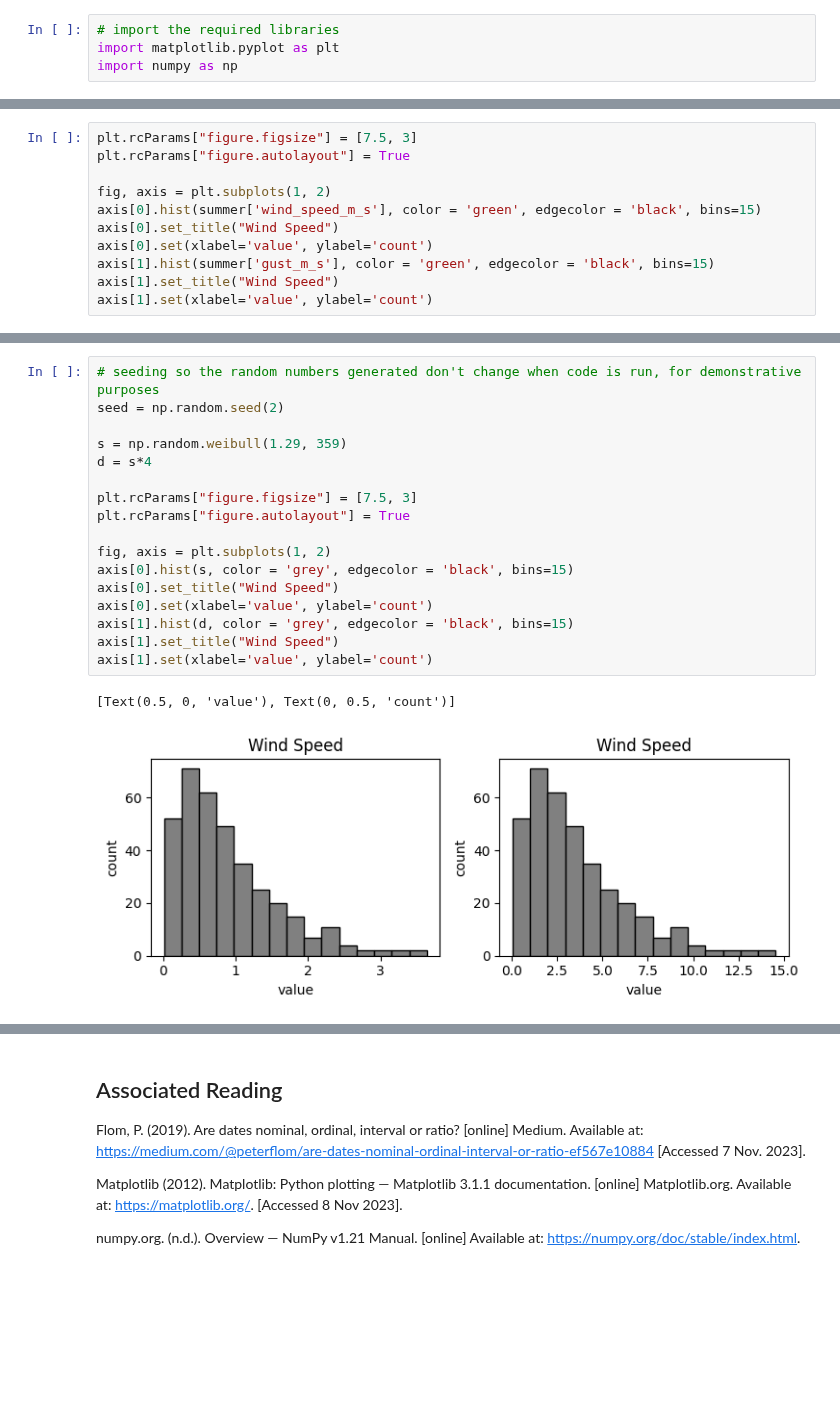
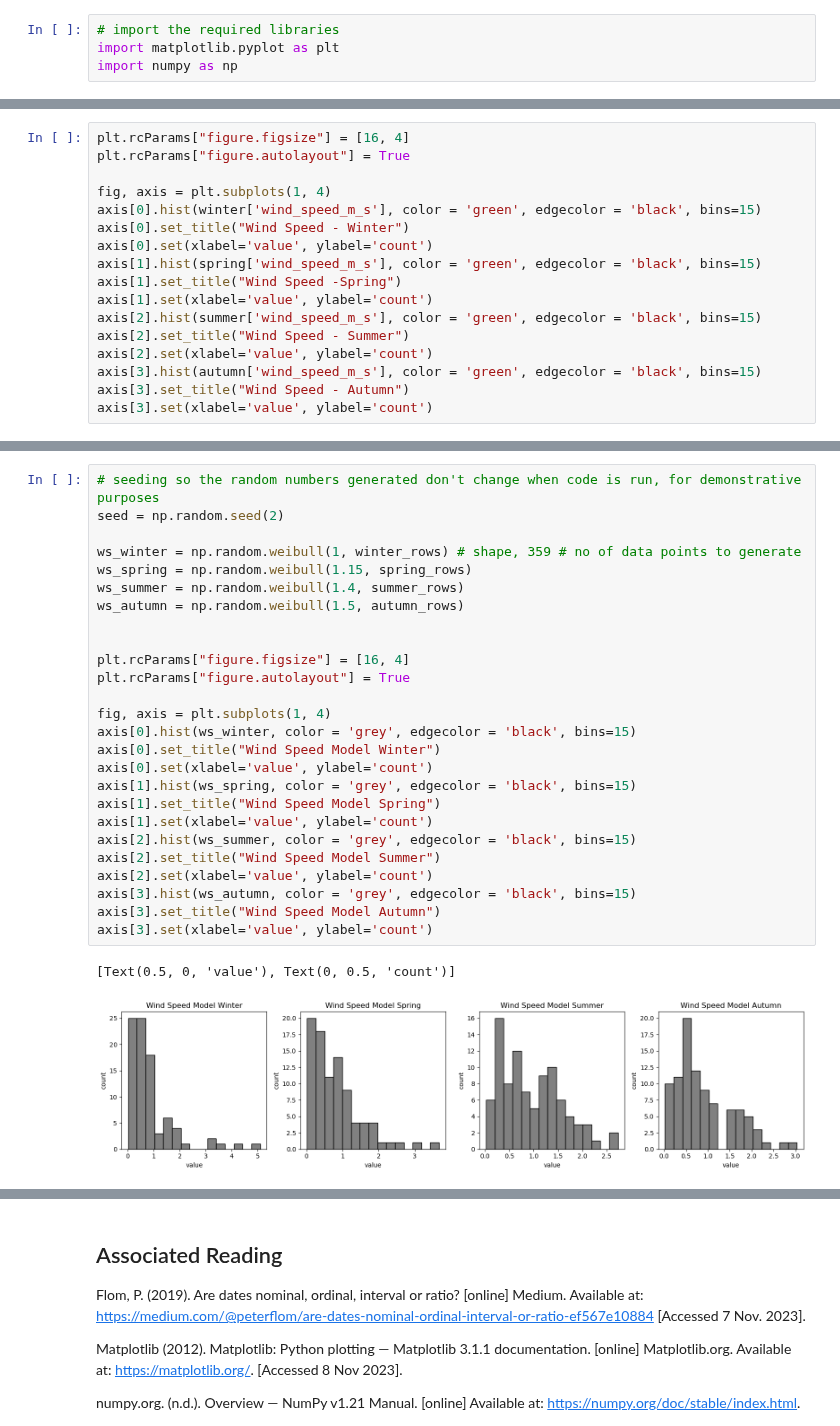
Before and after one commit to humphs078/ProgrammingforDataAnalysisAssignment_1, a Jupyter notebook: submission_notebook.ipynb, the cells around one changed output, grey strips where cells are left out. Saved outputs shown, nothing was run; the diff lists cells and outputs as text; blank space fills up the shorter version.

Commit message:
Playing around with probability models

```diff
--- a/submission_notebook.ipynb
+++ b/submission_notebook.ipynb
@@ -234,13 +184,19 @@ winter.shape
 # %%
-plt.rcParams["figure.figsize"] = [7.5, 3]
+plt.rcParams["figure.figsize"] = [16, 4]
 plt.rcParams["figure.autolayout"] = True
 
-fig, axis = plt.subplots(1, 2)
-axis[0].hist(summer['wind_speed_m_s'], color = 'green', edgecolor = 'black', bins=15)
-axis[0].set_title("Wind Speed")
+fig, axis = plt.subplots(1, 4)
+axis[0].hist(winter['wind_speed_m_s'], color = 'green', edgecolor = 'black', bins=15)
+axis[0].set_title("Wind Speed - Winter")
 axis[0].set(xlabel='value', ylabel='count')
-axis[1].hist(summer['gust_m_s'], color = 'green', edgecolor = 'black', bins=15)
-axis[1].set_title("Wind Speed")
+axis[1].hist(spring['wind_speed_m_s'], color = 'green', edgecolor = 'black', bins=15)
+axis[1].set_title("Wind Speed -Spring")
 axis[1].set(xlabel='value', ylabel='count')
+axis[2].hist(summer['wind_speed_m_s'], color = 'green', edgecolor = 'black', bins=15)
+axis[2].set_title("Wind Speed - Summer")
+axis[2].set(xlabel='value', ylabel='count')
+axis[3].hist(autumn['wind_speed_m_s'], color = 'green', edgecolor = 'black', bins=15)
+axis[3].set_title("Wind Speed - Autumn")
+axis[3].set(xlabel='value', ylabel='count')
 # %% [output]
 [Text(0.5, 0, 'value'), Text(0, 0.5, 'count')]
@@ -248,20 +206,29 @@ axis[1].set(xlabel='value', ylabel='count')
 # %%
 # seeding so the random numbers generated don't change when code is run, for demonstrative purposes
 seed = np.random.seed(2)
 
-s = np.random.weibull(1.29, 359)
-d = s*4
+ws_winter = np.random.weibull(1, winter_rows) # shape, 359 # no of data points to generate
+ws_spring = np.random.weibull(1.15, spring_rows)
+ws_summer = np.random.weibull(1.4, summer_rows)
+ws_autumn = np.random.weibull(1.5, autumn_rows)
 
-plt.rcParams["figure.figsize"] = [7.5, 3]
+
+plt.rcParams["figure.figsize"] = [16, 4]
 plt.rcParams["figure.autolayout"] = True
 
-fig, axis = plt.subplots(1, 2)
-axis[0].hist(s, color = 'grey', edgecolor = 'black', bins=15)
-axis[0].set_title("Wind Speed")
+fig, axis = plt.subplots(1, 4)
+axis[0].hist(ws_winter, color = 'grey', edgecolor = 'black', bins=15)
+axis[0].set_title("Wind Speed Model Winter")
 axis[0].set(xlabel='value', ylabel='count')
-axis[1].hist(d, color = 'grey', edgecolor = 'black', bins=15)
-axis[1].set_title("Wind Speed")
+axis[1].hist(ws_spring, color = 'grey', edgecolor = 'black', bins=15)
+axis[1].set_title("Wind Speed Model Spring")
 axis[1].set(xlabel='value', ylabel='count')
+axis[2].hist(ws_summer, color = 'grey', edgecolor = 'black', bins=15)
+axis[2].set_title("Wind Speed Model Summer")
+axis[2].set(xlabel='value', ylabel='count')
+axis[3].hist(ws_autumn, color = 'grey', edgecolor = 'black', bins=15)
+axis[3].set_title("Wind Speed Model Autumn")
+axis[3].set(xlabel='value', ylabel='count')
 # %% [output]
 [Text(0.5, 0, 'value'), Text(0, 0.5, 'count')]
-[figure, old version]
+[figure, new version]
```
Also changed, not shown: parts of 16 cells of this notebook, 2 other files.
